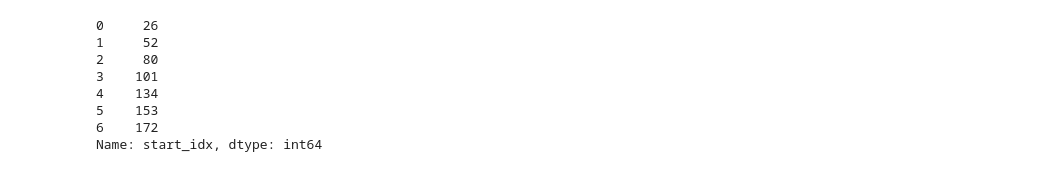
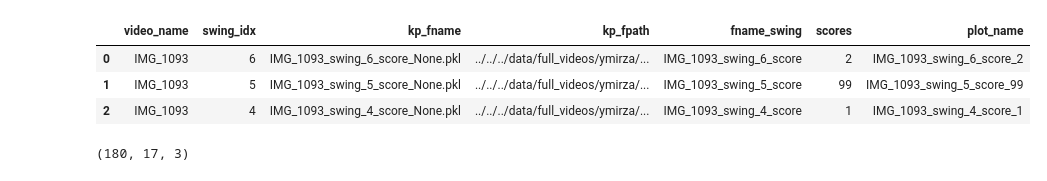
Before and after one commit to azaidi06/eagle-swing, a Jupyter notebook: posts/analyze/analysis.ipynb, the cells around one changed output. Saved outputs shown, nothing was run; the diff lists cells and outputs as text; code cells hidden in the pictures.

Commit message:
auto detect swing + swing dataclass functionality init

```diff
--- a/posts/analyze/analysis.ipynb
+++ b/posts/analyze/analysis.ipynb
@@ -48,0 +72,4 @@ def get_kps(folder):
+# %%
+#| code-fold: true
+all_swings_df = get_all_swings_df(flat_kp_file_list)
+all_swings_df.head(3)
@@ -49,10 +81,15 @@ def get_kps(folder):
 # %%
-IMG_1086 = [2, 1, 1, 5, 5] #5
-IMG_1087 = [4, 5, 2, 1, 2] # 5
-IMG_1088 = [1, 1, 3, 3, 2] # 5
-IMG_1089 = [4, 3, 3, 4, 3, 4, 3] #7
-IMG_1090 = [4, 1, 4, 1, 1, 1] #6
-IMG_1091 = ['**', 2, 2, 5, 2, 4, 1] #6 - 7 w/practice --> start 30 seconds in
-### *** —> practice swing w/o score
-IMG_1092 = [4, 1, 4, 1, 1, 1,] # 6
-IMG_1093 = [1, 3, 1, 2, 1, '**', 2] # 6 - 7 w/practice --> just drop second to last clip
+#| code-fold: true
+### 99 —> prctice swing w/o score
+sep14_scores = {
+    "IMG_1086" : [2, 1, 1, 5, 5], #5
+    "IMG_1087" : [4, 5, 2, 1, 2],# 5
+    "IMG_1088" : [1, 1, 3, 3, 2],# 5
+    "IMG_1089" : [4, 3, 3, 4, 3, 4, 3], #7
+    "IMG_1090" : [4, 1, 4, 1, 1, 1], #6
+    "IMG_1091" : [2, 2, 5, 2, 4, 1],
+                #6 - 7 w/practice --> start 30 seconds in
+    "IMG_1092" : [4, 1, 4, 1, 1, 1,], # 6
+    "IMG_1093" : [1, 3, 1, 2, 1, 99, 2],
+    # 6 - 7 w/practice --> just drop second to last clip
+    }
@@ -103,11 +96,33 @@ df
-# %%
-df.start_idx//60
-# %% [output]
-0     26
-1     52
-2     80
-3    101
-4    134
-5    153
-6    172
-Name: start_idx, dtype: int64
+# %%
+#| include: false
+def add_scores(swings_df, scores_dict):
+    scores = []
+    for x in range(len(swings_df)):
+        row = swings_df.iloc[x]
+        video_name = row.video_name
+        swing_idx = row.swing_idx
+        all_video_scores = scores_dict[video_name]
+        scores.append(all_video_scores[int(swing_idx)])
+    swings_df['fname_swing'] = swings_df.kp_fname.map(lambda x: '_'.join(x.split('_')[:5]))
+    swings_df['scores'] = scores
+    swings_df['plot_name'] = swings_df['fname_swing'] + '_' + swings_df['scores'].map(lambda x: str(x))
+    return swings_df
+
+scored_df = add_scores(all_swings_df, sep14_scores)
+scored_df.head(3)
+# %% [output]
+|  | video_name | swing_idx | kp_fname | kp_fpath | fname_swing | scores | plot_name |
+| 0 | IMG_1093 | 6 | IMG_1093_swing_6_score_None.pkl | ../../../data/full_videos/ymirza/... | IMG_1093_swing_6_score | 2 | IMG_1093_swing_6_score_2 |
+| 1 | IMG_1093 | 5 | IMG_1093_swing_5_score_None.pkl | ../../../data/full_videos/ymirza/... | IMG_1093_swing_5_score | 99 | IMG_1093_swing_5_score_99 |
+| 2 | IMG_1093 | 4 | IMG_1093_swing_4_score_None.pkl | ../../../data/full_videos/ymirza/... | IMG_1093_swing_4_score | 1 | IMG_1093_swing_4_score_1 |
+# %%
+#| include: false
+
+def add_kps(swings_df):
+    swings_df['kps'] = swings_df.kp_fpath.map(lambda x: KpExtractor(x).kps )
+    return swings_df
+
+final_df = add_kps(scored_df)
+final_df.kps[0].shape
+# %% [output]
+(180, 17, 3)
```
Also changed, not shown: parts of 28 cells of this notebook, 22 other files.
